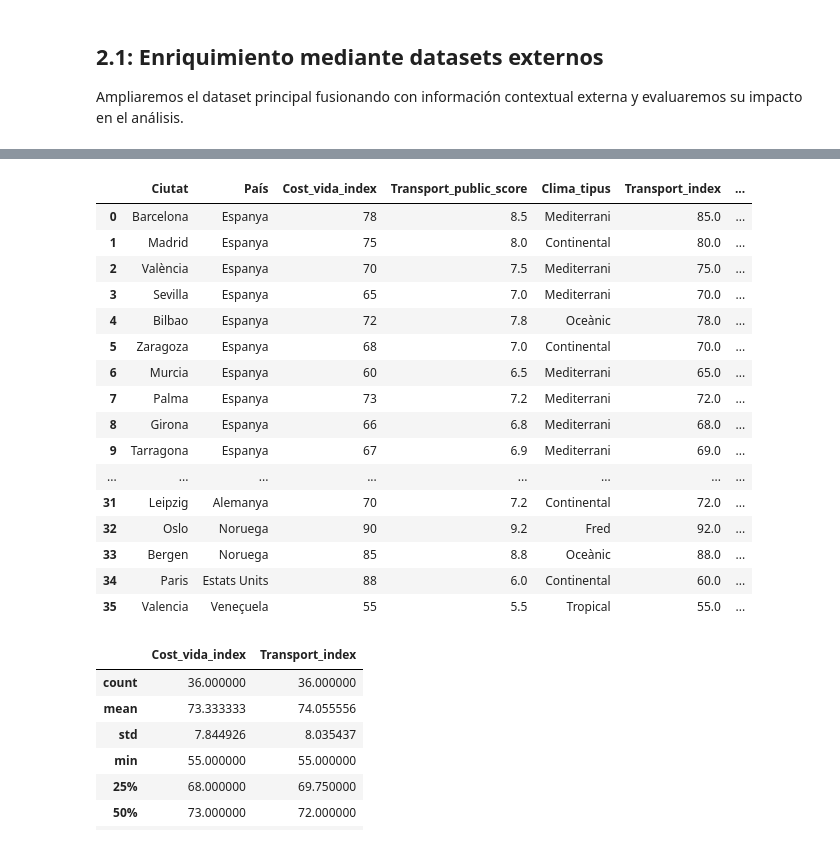
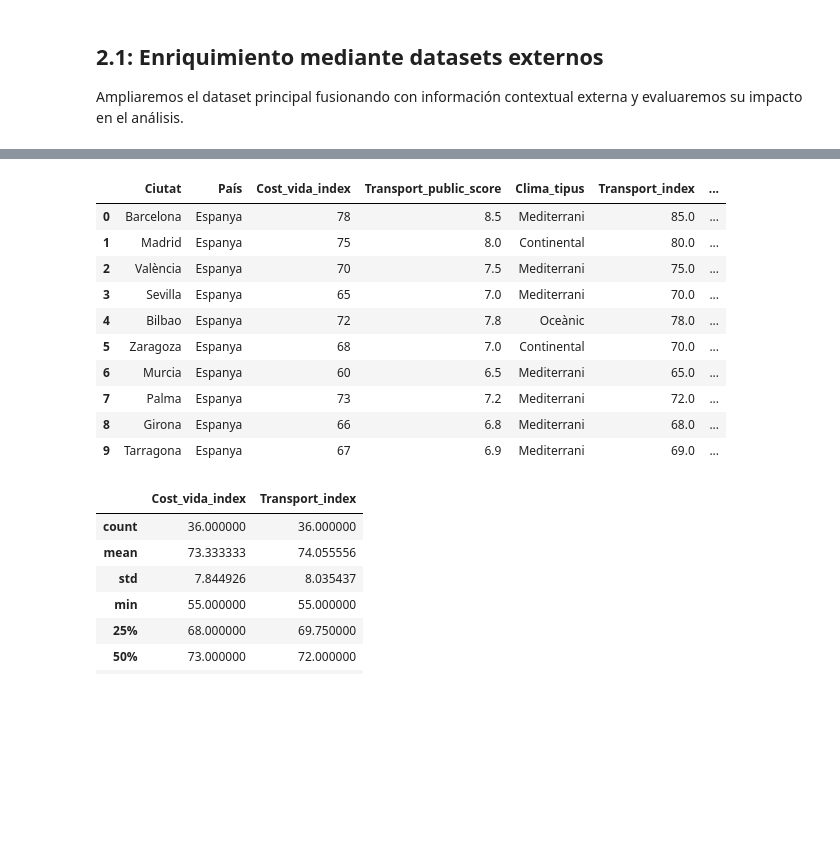
Before and after one commit to jordi-cx/it_academy, a Jupyter notebook: sprint_08_jcx_wip.ipynb, the cells around one changed output, grey strips where cells are left out. Cells and saved outputs as stored; diff of their text form; code cells hidden in the pictures; blank space fills up the shorter version.

```diff
--- a/sprint_08_jcx_wip.ipynb
+++ b/sprint_08_jcx_wip.ipynb
@@ -1379,40 +1337,34 @@ df_ciudades_niveles = df_ciudades_niveles.assign(
     Transport_mitjana_Pais = lambda x: x.groupby('País')['Transport_index'].transform('mean').round(2))
 
 def asignar_nivel(percentatge):
     if pd.isna(percentatge):
         return "Desconegut"
 
     if percentatge < 70:
         return "low"
     elif percentatge < 80:
         return "medium"
     else:
         return "high"
 
 df_ciudades_niveles['Nivell_Cost_Vida_Ciutat'] = df_ciudades_niveles['Cost_vida_index'].apply(asignar_nivel)
 df_ciudades_niveles['Nivell_Transport_Ciutat'] = df_ciudades_niveles['Transport_index'].apply(asignar_nivel)
 df_ciudades_niveles['Nivell_Cost_Vida_Pais'] = df_ciudades_niveles['Cost_vida_mitjana_Pais'].apply(asignar_nivel)
 df_ciudades_niveles['Nivell_Transport_Pais'] = df_ciudades_niveles['Transport_mitjana_Pais'].apply(asignar_nivel)
 
-display(df_ciudades_niveles)
+display(df_ciudades_niveles.head(10))
 # %% [output]
 |  | Ciutat | País | Cost_vida_index | Transport_public_score | Clima_tipus | Transport_index | ... |
 | 0 | Barcelona | Espanya | 78 | 8.5 | Mediterrani | 85.0 | ... |
 | 1 | Madrid | Espanya | 75 | 8.0 | Continental | 80.0 | ... |
 | 2 | València | Espanya | 70 | 7.5 | Mediterrani | 75.0 | ... |
 | 3 | Sevilla | Espanya | 65 | 7.0 | Mediterrani | 70.0 | ... |
 | 4 | Bilbao | Espanya | 72 | 7.8 | Oceànic | 78.0 | ... |
 | 5 | Zaragoza | Espanya | 68 | 7.0 | Continental | 70.0 | ... |
 | 6 | Murcia | Espanya | 60 | 6.5 | Mediterrani | 65.0 | ... |
 | 7 | Palma | Espanya | 73 | 7.2 | Mediterrani | 72.0 | ... |
 | 8 | Girona | Espanya | 66 | 6.8 | Mediterrani | 68.0 | ... |
 | 9 | Tarragona | Espanya | 67 | 6.9 | Mediterrani | 69.0 | ... |
-| ... | ... | ... | ... | ... | ... | ... | ... |
-| 31 | Leipzig | Alemanya | 70 | 7.2 | Continental | 72.0 | ... |
-| 32 | Oslo | Noruega | 90 | 9.2 | Fred | 92.0 | ... |
-| 33 | Bergen | Noruega | 85 | 8.8 | Oceànic | 88.0 | ... |
-| 34 | Paris | Estats Units | 88 | 6.0 | Continental | 60.0 | ... |
-| 35 | Valencia | Veneçuela | 55 | 5.5 | Tropical | 55.0 | ... |
 # %%
 df_ciudades_niveles[['Cost_vida_index', 'Transport_index']].describe()
 # %% [output]
```
Also changed, not shown: parts of 21 cells of this notebook.
